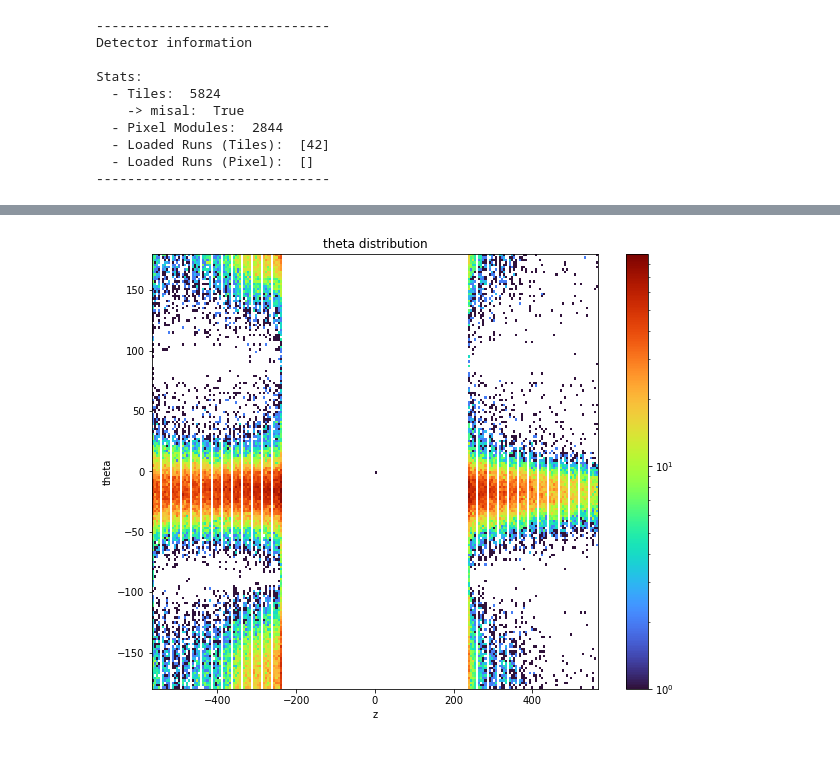
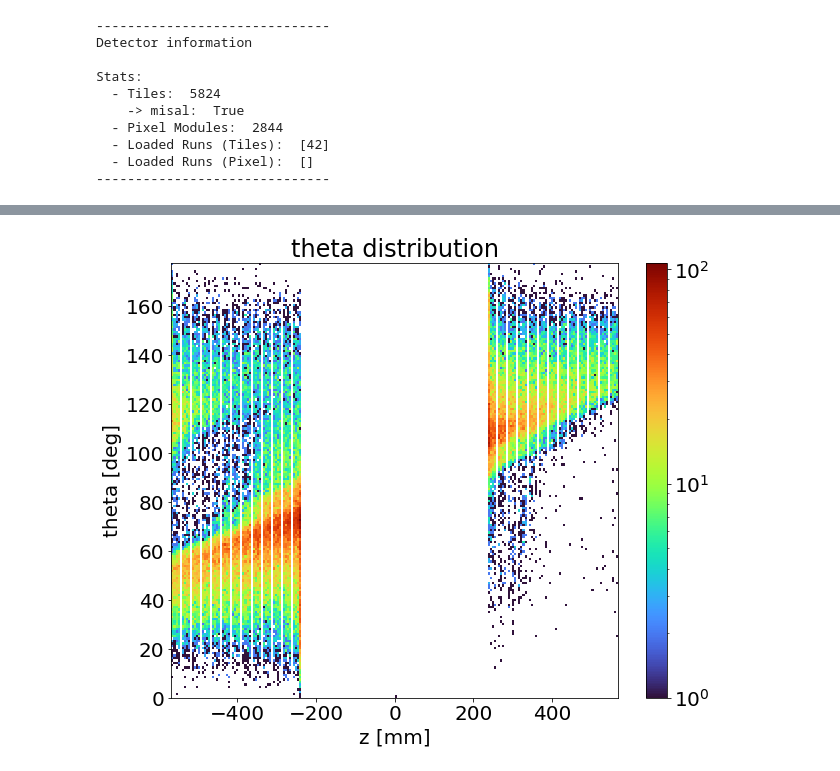
Before and after one commit to maximilianKoeper/melp, a Jupyter notebook: jupyter-notbooks/example_melp_v2.ipynb, the cells around one changed output, grey strips where cells are left out. Drawn from its saved outputs; the diff is of its cells as text; code cells hidden in the pictures.

Commit message:
improve plots

```diff
--- a/jupyter-notbooks/example_melp_v2.ipynb
+++ b/jupyter-notbooks/example_melp_v2.ipynb
@@ -76,0 +124,4 @@ _ = melp.getHitRate()
+# %%
+import matplotlib as mpl
+mpl.rcParams['axes.prop_cycle'] = mpl.cycler(color=["264653","e76f51","e9c46a","2a9d8f"])
+# https://coolors.co/palettes/popular
@@ -77,7 +154,7 @@ _ = melp.getHitRate()
 # %%
-melp.addSensorHits("run42_20000.root", traj=True)
+#melp.addSensorHits("run42_20000.root", traj=True)
 # %%
-hitangle = melp.getHitAngle(rec_type="Truth")
+hitangle = melp.getHitAngle(rec_type="Truth", angle="theta")
 # %%
 #print(hitangle[1])
 # %%
@@ -137,15 +178,17 @@ mu3e_detector.TileDetector.tile[200000].hits
 binned_data, xedges, yedges = np.histogram2d(hitangle[0], hitangle[1], bins=[220, 180])
 # %%
 import numpy as np
+plt.rcParams.update({'font.size': 20})
+
 
 fig = plt.figure(figsize=(10, 8))
 import matplotlib as mpl
 ax = fig.add_subplot(111, title='theta distribution')
 X, Y = np.meshgrid(xedges, yedges)
 im = ax.pcolormesh(X, Y, binned_data.T, cmap="turbo", norm = mpl.colors.LogNorm())
-plt.ylabel("theta")
-plt.xlabel("z")
+plt.ylabel("theta [deg]")
+plt.xlabel("z [mm]")
 plt.colorbar(im)
 plt.show()
 # %% [output]
-[figure, old version]
+[figure, new version]
```
Also changed, not shown: parts of 15 cells of this notebook.
